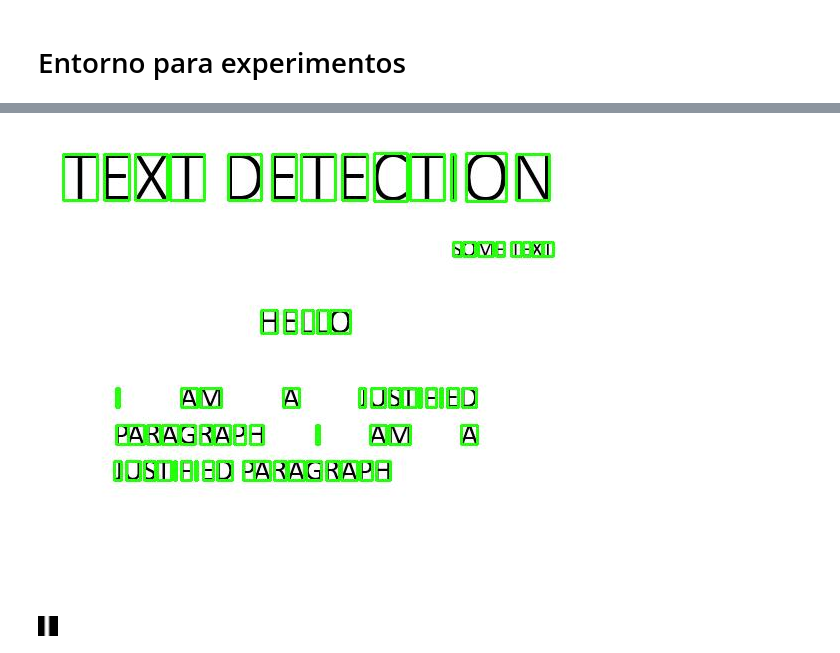
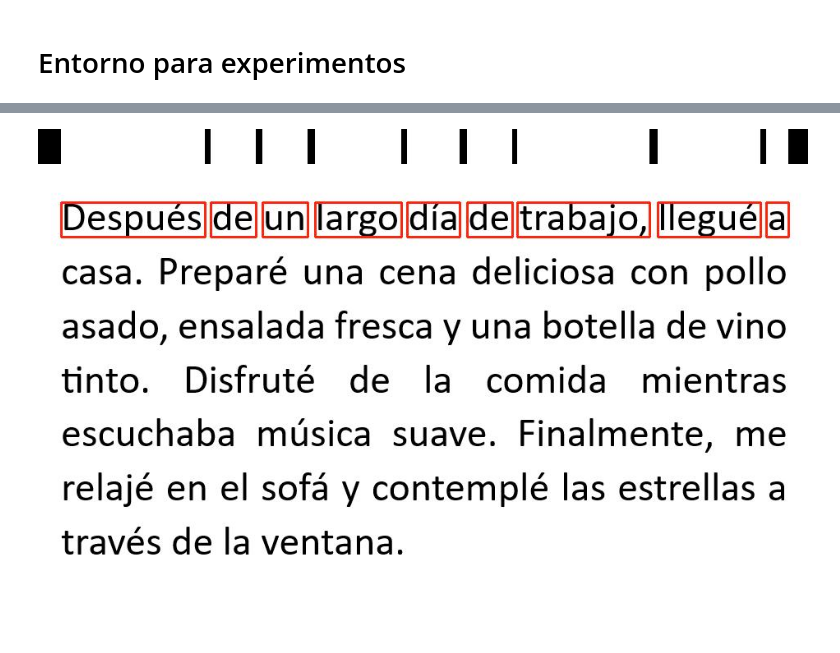
Before and after one commit to OscarRojasG/OCR, a Jupyter notebook: OCR.ipynb, the cells around one changed output, grey strips where cells are left out. Cells and saved outputs as stored; diff of their text form; code cells hidden in the pictures; blank space fills up the shorter version.

```diff
--- a/OCR.ipynb
+++ b/OCR.ipynb
@@ -791,7 +782,7 @@ Veamos... :)
 x, y, w, h = cv2.boundingRect(line)
 line_contour = image_contour[y:y+h, x:x+w]
 
-line_kernel = cv2.getStructuringElement(cv2.MORPH_RECT, (optimal_dilation, 1))
+line_kernel = cv2.getStructuringElement(cv2.MORPH_CROSS, (optimal_dilation, 1))
 line_dilate = cv2.dilate(line_contour, line_kernel, iterations=1)
 
 show_image(line_dilate)
@@ -863,48 +849,30 @@ Img.fromarray(image_contour)
-# %%
-# Obtener letras
-letters = cv2.findContours(image_contour, cv2.RETR_EXTERNAL, cv2.CHAIN_APPROX_NONE)
-letters = letters[0]
-
-img2 = img.copy()
-for letter in letters:
-    x, y, w, h = cv2.boundingRect(letter)
-    cv2.rectangle(img2, (x,y), (x+w, y+h), (36,255,12), 2)
-
-show_image(img2)
-# %% [output]
-[figure, removed]
-# %%
-letter = letters[11]
-
-x, y, w, h = cv2.boundingRect(letter)
-letter_img = image_contour[y:y+h, x:x+w]
-
-show_image(letter_img)
-# %% [output]
-[figure, removed]
-# %%
-resized = cv2.resize(letter_img, (20,20))
-show_image(resized)
-# %% [output]
-[figure, removed]
-# %%
-height, width = letter_img.shape
-ratio = height/width
-
-left_pad, right_pad, top_pad, bottom_pad = 0, 0, 0, 0
-
-if ratio > 2:
-    pad = int(height/2) - width
-    left_pad = pad//2
-    right_pad = pad//2 + pad%2
-
-if ratio < 0.5:
-    pad = int(width/2) - height
-    top_pad = pad//2
-    bottom_pad = pad//2 + pad%2
-
-padding = cv2.copyMakeBorder(letter_img, top_pad, bottom_pad, left_pad, right_pad, cv2.BORDER_CONSTANT)
-resized = cv2.resize(padding, (20,20))
-show_image(resized)
-# %% [output]
-[figure, removed]
+# %%
+image_kernel = cv2.getStructuringElement(cv2.MORPH_RECT, (image_contour.shape[1], 1))
+image_dilate = cv2.dilate(image_contour, image_kernel, iterations=5)
+
+# Obtener línea
+lines = cv2.findContours(image_dilate, cv2.RETR_EXTERNAL, cv2.CHAIN_APPROX_SIMPLE)
+line = lines[0][6]
+
+x, y, w, h = cv2.boundingRect(line)
+line_contour = image_contour[y:y+h, x:x+w]
+
+line_dilation = get_word_dilation(line_contour)
+line_kernel = cv2.getStructuringElement(cv2.MORPH_RECT, (line_dilation, 2*h))
+line_dilate = cv2.dilate(line_contour, line_kernel, iterations=1)
+
+show_image(line_dilate)
+
+# Obtener palabras
+words = cv2.findContours(line_dilate, cv2.RETR_EXTERNAL, cv2.CHAIN_APPROX_SIMPLE)
+words = words[0]
+
+img2 = img.copy()
+for word in words:
+    xw, yw, ww, hw = cv2.boundingRect(word)
+    cv2.rectangle(img2, (x+xw,y+yw), (x+xw+ww, y+yw+hw), (255,36,12), 2)
+
+show_image(img2)
+# %% [output]
+[figure, added]
+[figure, added]
```
Also changed, not shown: parts of 20 cells of this notebook.
